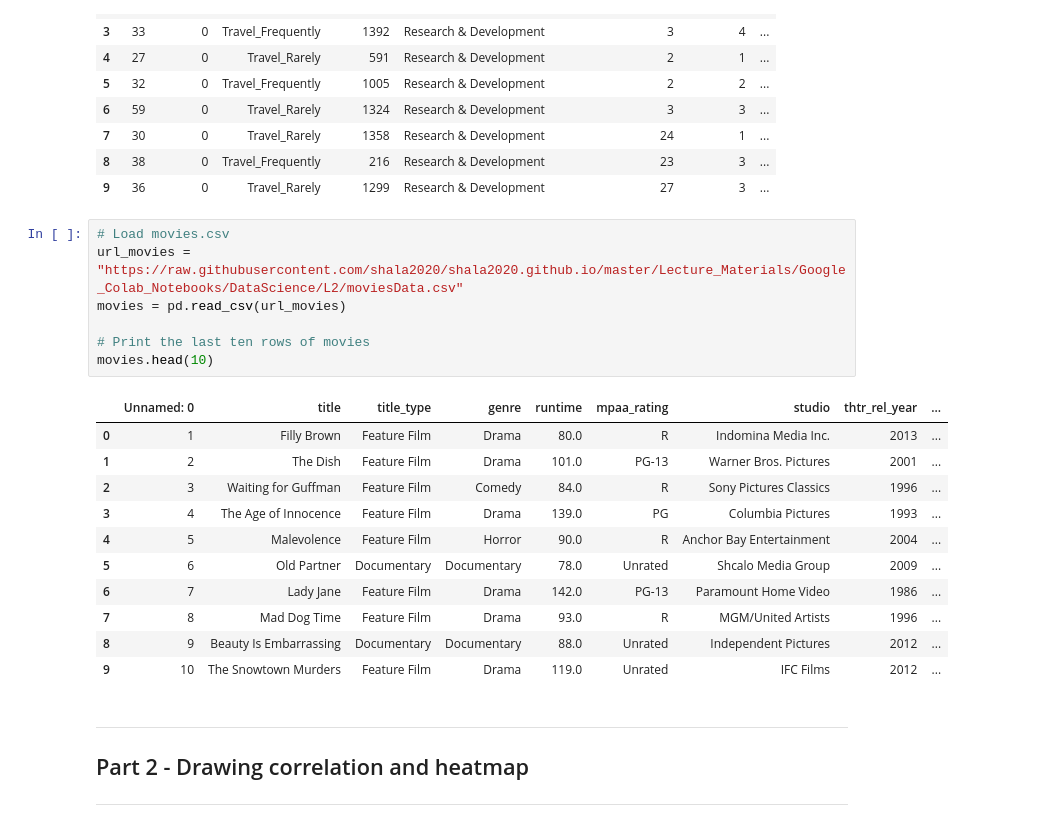
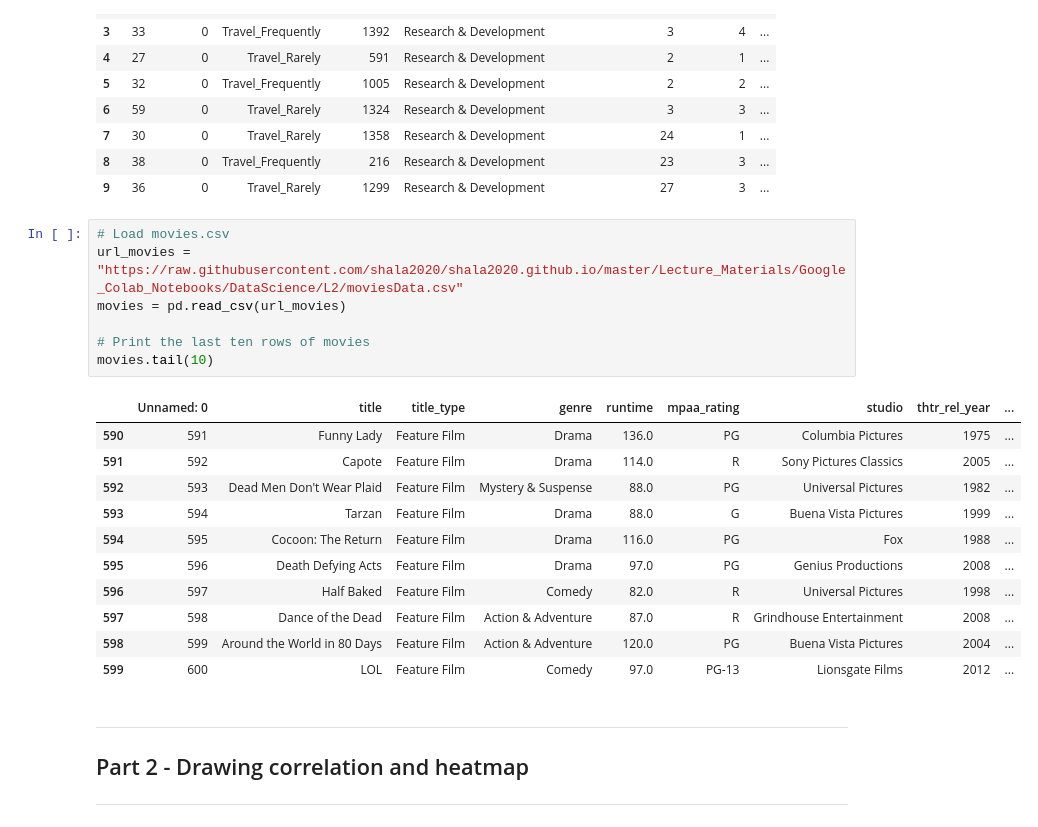
Before and after one commit to NehaNeha417/DS_SHALA, a Jupyter notebook: Final Assignment-3(colab)-DS.ipynb, the cells around one changed output. Cells and saved outputs as stored; diff of their text form.

```diff
--- a/Final Assignment-3(colab)-DS.ipynb
+++ b/Final Assignment-3(colab)-DS.ipynb
@@ -54,22 +54,22 @@ train.head(10)
 # %%
 # Load movies.csv
 url_movies = "https://raw.githubusercontent.com/shala2020/shala2020.github.io/master/Lecture_Materials/Google_Colab_Notebooks/DataScience/L2/moviesData.csv"
 movies = pd.read_csv(url_movies)
 
 # Print the last ten rows of movies
-movies.head(10)
+movies.tail(10)
 # %% [output]
 |  | Unnamed: 0 | title | title_type | genre | runtime | mpaa_rating | studio | thtr_rel_year | ... |
-| 0 | 1 | Filly Brown | Feature Film | Drama | 80.0 | R | Indomina Media Inc. | 2013 | ... |
-| 1 | 2 | The Dish | Feature Film | Drama | 101.0 | PG-13 | Warner Bros. Pictures | 2001 | ... |
-| 2 | 3 | Waiting for Guffman | Feature Film | Comedy | 84.0 | R | Sony Pictures Classics | 1996 | ... |
-| 3 | 4 | The Age of Innocence | Feature Film | Drama | 139.0 | PG | Columbia Pictures | 1993 | ... |
-| 4 | 5 | Malevolence | Feature Film | Horror | 90.0 | R | Anchor Bay Entertainment | 2004 | ... |
-| 5 | 6 | Old Partner | Documentary | Documentary | 78.0 | Unrated | Shcalo Media Group | 2009 | ... |
-| 6 | 7 | Lady Jane | Feature Film | Drama | 142.0 | PG-13 | Paramount Home Video | 1986 | ... |
-| 7 | 8 | Mad Dog Time | Feature Film | Drama | 93.0 | R | MGM/United Artists | 1996 | ... |
-| 8 | 9 | Beauty Is Embarrassing | Documentary | Documentary | 88.0 | Unrated | Independent Pictures | 2012 | ... |
-| 9 | 10 | The Snowtown Murders | Feature Film | Drama | 119.0 | Unrated | IFC Films | 2012 | ... |
+| 590 | 591 | Funny Lady | Feature Film | Drama | 136.0 | PG | Columbia Pictures | 1975 | ... |
+| 591 | 592 | Capote | Feature Film | Drama | 114.0 | R | Sony Pictures Classics | 2005 | ... |
+| 592 | 593 | Dead Men Don't Wear Plaid | Feature Film | Mystery & Suspense | 88.0 | PG | Universal Pictures | 1982 | ... |
+| 593 | 594 | Tarzan | Feature Film | Drama | 88.0 | G | Buena Vista Pictures | 1999 | ... |
+| 594 | 595 | Cocoon: The Return | Feature Film | Drama | 116.0 | PG | Fox | 1988 | ... |
+| 595 | 596 | Death Defying Acts | Feature Film | Drama | 97.0 | PG | Genius Productions | 2008 | ... |
+| 596 | 597 | Half Baked | Feature Film | Comedy | 82.0 | R | Universal Pictures | 1998 | ... |
+| 597 | 598 | Dance of the Dead | Feature Film | Action & Adventure | 87.0 | R | Grindhouse Entertainment | 2008 | ... |
+| 598 | 599 | Around the World in 80 Days | Feature Film | Action & Adventure | 120.0 | PG | Buena Vista Pictures | 2004 | ... |
+| 599 | 600 | LOL | Feature Film | Comedy | 97.0 | PG-13 | Lionsgate Films | 2012 | ... |
 # %% [markdown]
 ---
 ## Part 2 - Drawing correlation and heatmap
```
Also changed, not shown: parts of 5 cells of this notebook.
